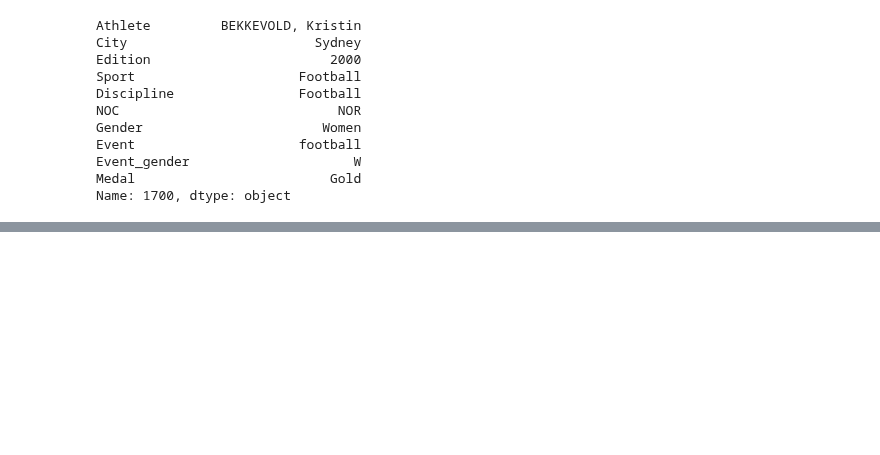
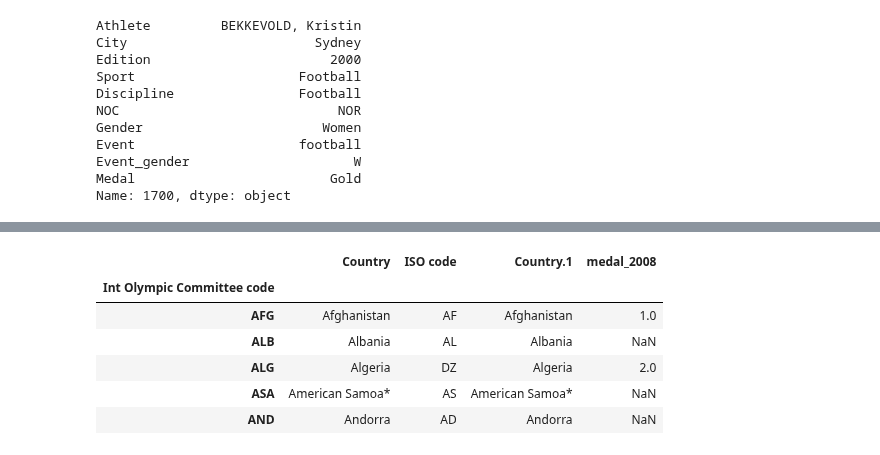
Before and after one commit to dbasdanis/python_practice, a Jupyter notebook: pandas/pandas_doc.ipynb, the cells around one changed output, grey strips where cells are left out. Drawn from its saved outputs; the diff is of its cells as text; code cells hidden in the pictures; blank space fills up the shorter version.

```diff
--- a/pandas/pandas_doc.ipynb
+++ b/pandas/pandas_doc.ipynb
@@ -759,0 +829,11 @@ oo.iloc[1:4]
+# %%
+noc['medal_2008'] = medals_2008
+noc.head()
+# %% [output]
+|  | Country | ISO code | Country.1 | medal_2008 |
+| Int Olympic Committee code |  |  |  |  |
+| AFG | Afghanistan | AF | Afghanistan | 1.0 |
+| ALB | Albania | AL | Albania | NaN |
+| ALG | Algeria | DZ | Algeria | 2.0 |
+| ASA | American Samoa* | AS | American Samoa* | NaN |
+| AND | Andorra | AD | Andorra | NaN |
```
Also changed, not shown: parts of 10 cells of this notebook.
